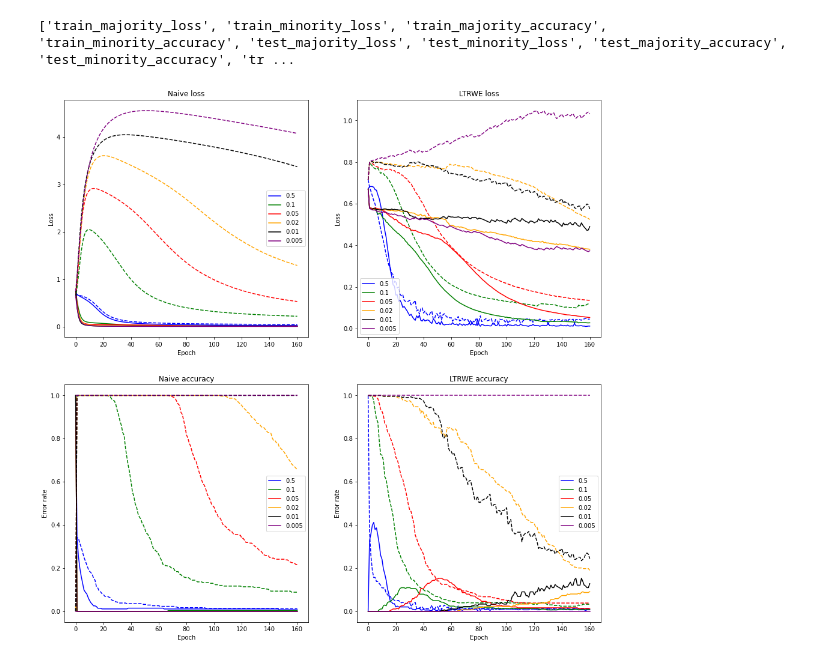
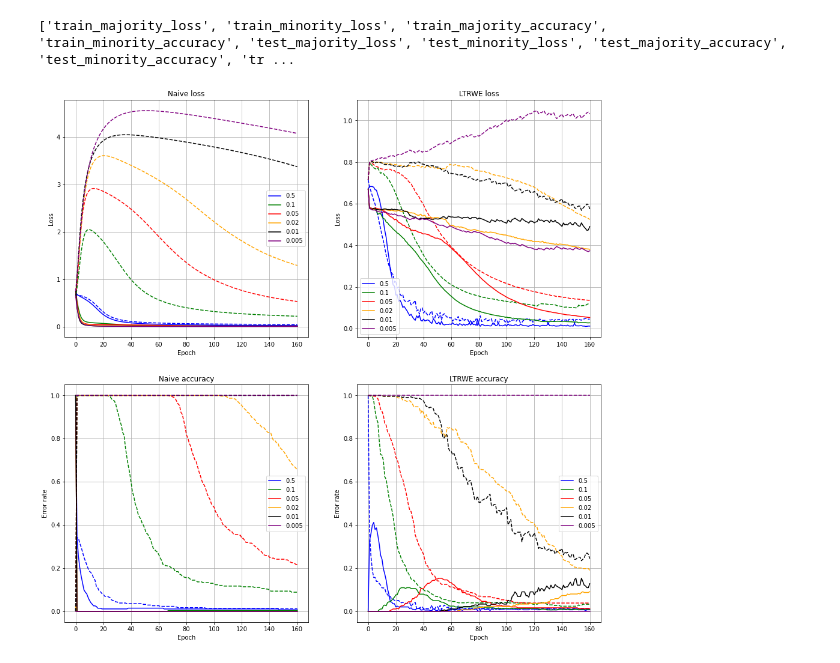
Before and after one commit to jimgammell/ece595ml_project, a Jupyter notebook: display_results.ipynb, the cells around one changed output. Cells and saved outputs as stored; diff of their text form; code cells hidden in the pictures.

```diff
--- a/display_results.ipynb
+++ b/display_results.ipynb
@@ -20,33 +20,35 @@ def plot_performance_over_time(dicts, probs, colors, col):
         x, y = results_dict['test_majority_loss']
         ax[0][col].plot(x, y, '-', color=c, label='{}'.format(p))
         x, y = results_dict['test_minority_loss']
         ax[0][col].plot(x, y, '--', color=c)
         x, y = results_dict['test_majority_accuracy']
         ax[1][col].plot(x, 1-y, '-', color=c, label='{}'.format(p))
         x, y = results_dict['test_minority_accuracy']
         ax[1][col].plot(x, 1-y, '--', color=c)
         ax[0][col].legend()
         ax[1][col].legend()
-        ax[0][col].grid()
-        ax[1][col].grid()
 
 (fig, ax) = plt.subplots(2, 2, figsize=(16, 16))
 ax[0][0].set_title('Naive loss')
 ax[0][1].set_title('LTRWE loss')
 ax[1][0].set_title('Naive accuracy')
 ax[1][1].set_title('LTRWE accuracy')
 ax[0][0].set_xlabel('Epoch')
 ax[0][1].set_xlabel('Epoch')
 ax[1][0].set_xlabel('Epoch')
 ax[1][1].set_xlabel('Epoch')
 ax[0][0].set_ylabel('Loss')
 ax[0][1].set_ylabel('Loss')
 ax[1][0].set_ylabel('Error rate')
 ax[1][1].set_ylabel('Error rate')
+ax[0][0].grid()
+ax[0][1].grid()
+ax[1][0].grid()
+ax[1][1].grid()
 probs = [.5, .1, .05, .02, .01, .005]
 colors = ['blue', 'green', 'red', 'orange', 'black', 'purple']
 plot_performance_over_time(naive_results, probs, colors, 0)
 plot_performance_over_time(ltrwe_results, probs, colors, 1)
 # %% [output]
 ['train_majority_loss', 'train_minority_loss', 'train_majority_accuracy', 'train_minority_accuracy', 'test_majority_loss', 'test_minority_loss', 'test_majority_accuracy', 'test_minority_accuracy', 'tr ...
-[figure, old version]
+[figure, new version]
```
Also changed, not shown: parts of 2 cells of this notebook.
